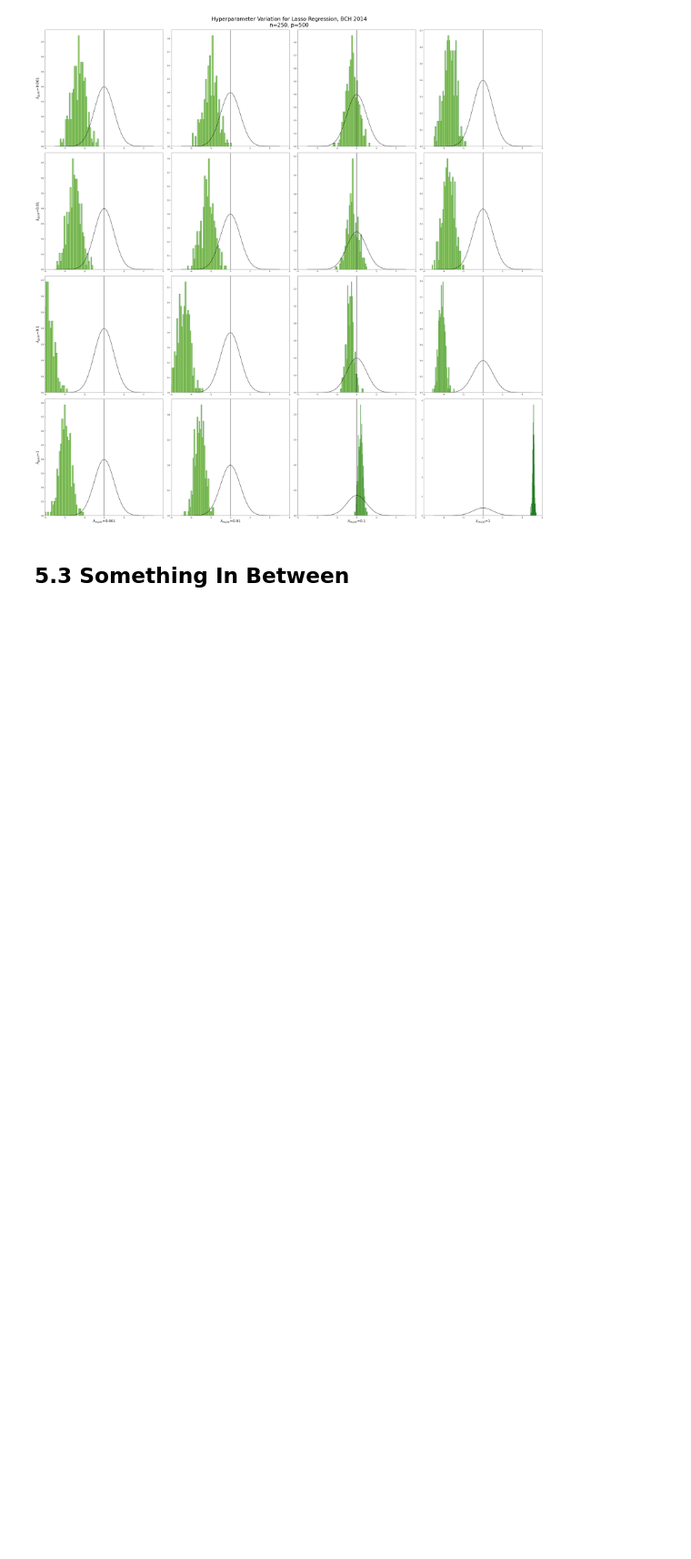
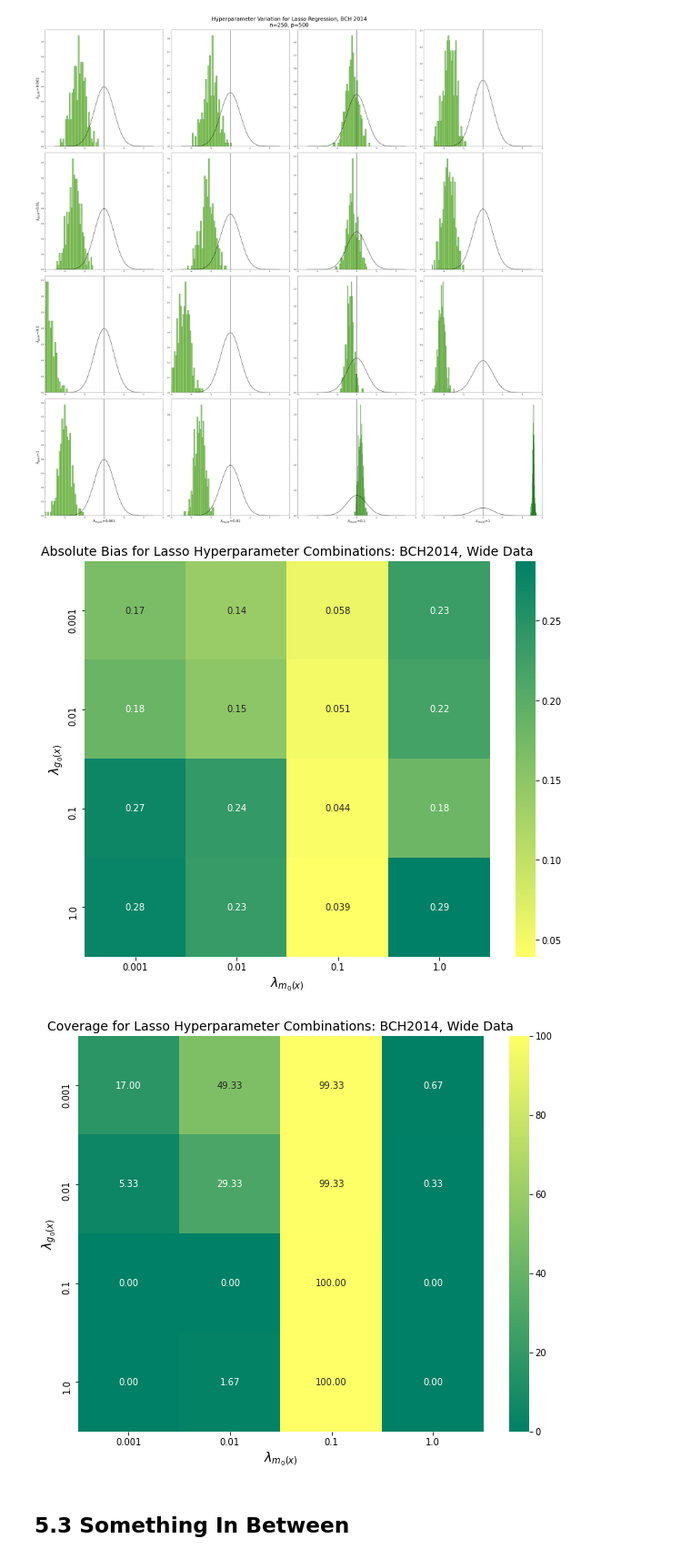
Before and after one commit to JannikKmnn/DoubleML-Hyperparameter-Simulation, a Jupyter notebook: lasso_variation.ipynb, the cells around one changed output. Shown at 91% size. Cells and saved outputs as stored; diff of their text form; code cells hidden in the pictures; blank space fills up the shorter version.

```diff
--- a/lasso_variation.ipynb
+++ b/lasso_variation.ipynb
@@ -295,3 +308,18 @@ coverage_BCH14_wide_2, bias_BCH14_wide_2 = plot_lasso_variation_results(ml_l_hyp
+# %%
+plot_lasso_abs_bias(ml_l_hyperparameters=lasso_alpha_hyperparams_ml_l,
+                    ml_m_hyperparameters=lasso_alpha_hyperparams_ml_m,
+                    bias_scores=bias_BCH14_wide_2,
+                    title="Absolute Bias for Lasso Hyperparameter Combinations: BCH2014, Wide Data",
+                    filename="lasso_hyperparameters_bias_BCH2014_wide_2.png")
+
+plot_lasso_coverage(ml_l_hyperparameters=lasso_alpha_hyperparams_ml_l,
+                    ml_m_hyperparameters=lasso_alpha_hyperparams_ml_m,
+                    coverage_scores=coverage_BCH14_wide_2,
+                    title="Coverage for Lasso Hyperparameter Combinations: BCH2014, Wide Data",
+                    filename="lasso_hyperparameters_coverage_BCH2014_wide_2.png")
+# %% [output]
+[figure, added]
+[figure, added]
 # %% [markdown]
 ## 5.3 Something In Between
 # %%
```
Also changed, not shown: parts of 4 cells of this notebook, 6 other files.
